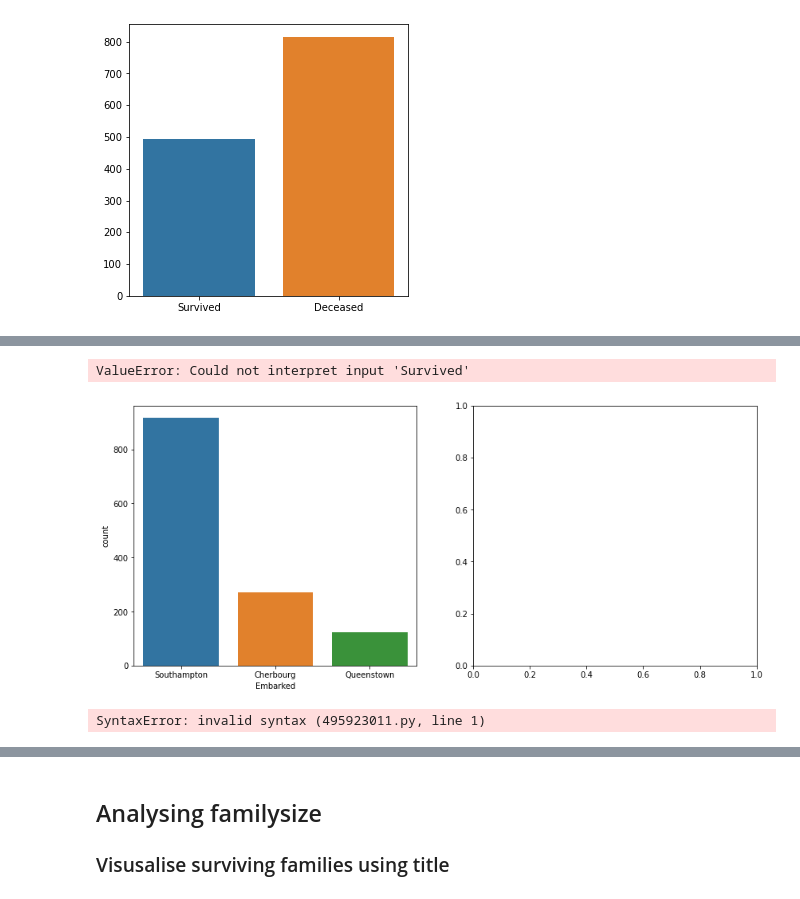
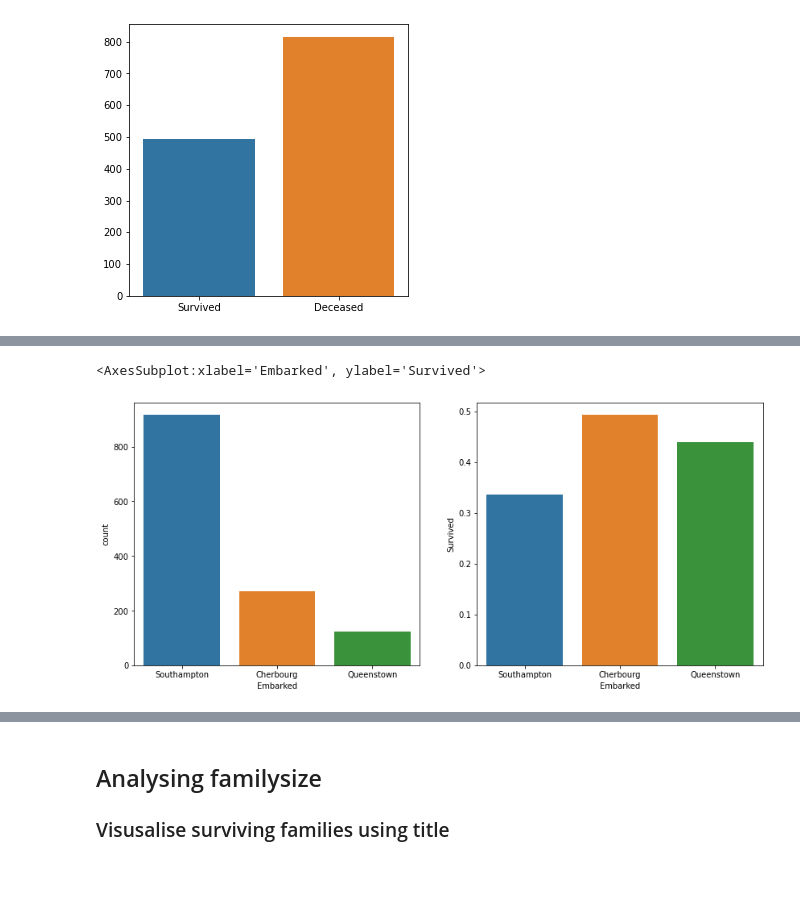
Before and after one commit to chanyadeshani/Group8, a Jupyter notebook: submit_assignment.ipynb, the cells around one changed output, grey strips where cells are left out. Saved outputs shown, nothing was run; the diff lists cells and outputs as text; code cells hidden in the pictures.

```diff
--- a/submit_assignment.ipynb
+++ b/submit_assignment.ipynb
@@ -372,0 +378,3 @@ IT is clear that all the remaining missing values are from Cabin column. At his
+# %%
+df_train = train_df.copy()
+data = train_df.copy()
@@ -384,37 +421,13 @@ plt.show()
 # %%
-train_data_clean_embarked = train_df.dropna(subset=['Embarked'])
+train_data_clean_embarked = df_train.dropna(subset=['Embarked'])
 embarked = train_data_clean_embarked.groupby('Embarked').mean()
 embarked['Count'] = train_data_clean_embarked['Embarked'].value_counts()
 embarked
-
 
 fig, (axis1,axis2) = plt.subplots(1, 2, figsize=(14,6))
 
 sns.countplot(x='Embarked', data=train_data_clean_embarked, order=['Southampton','Cherbourg','Queenstown'], ax=axis1)
 sns.barplot(x=embarked.index, y='Survived', data=embarked, order=['Southampton','Cherbourg','Queenstown'], ax=axis2)
 # %% [output]
-ValueError: Could not interpret input 'Survived'
+<AxesSubplot:xlabel='Embarked', ylabel='Survived'>
-[figure, old version]
+[figure, new version]
-# %%
-'''
-sns.barplot(x='Sex', y='Survived', hue='Pclass', data=train_df) plt.ylabel("Survival Rate") plt.title("Survival as function of Pclass and Sex") plt.show()
-
-sns.barplot(x='Embarked', y='Survived', data=train_df) plt.ylabel("Survival Rate") plt.title("Survival as function of Embarked Port") plt.show()
-
-sns.barplot(x='Embarked', y='Survived', hue='Pclass', data=train_df) plt.ylabel("Survival Rate") plt.title("Survival as function of Embarked Port & Class") plt.show()
-
-sns.countplot(x='Embarked', hue='Pclass', data=train_df) plt.title("Count of Passengers as function of Embarked Port") plt.show()
-
-sns.boxplot(x='Embarked', y='Age', data=train_df) plt.title("Age distribution as function of Embarked Port") plt.show()
-
-sns.boxplot(x='Embarked', y='Fare', data=train_df) plt.title("Fare distribution as function of Embarked Port") plt.show()
-
-fig, ax = plt.subplots(figsize=(13, 7)) sns.violinplot(x="Pclass", y="Age", hue='Survived', data=train_df, split=True, bw=0.05, palette=swarm_color, ax=ax) plt.title('Survivals for Age and Pclass ') plt.show()
-
-swarm_color = ["red", "green"] fig, ax = plt.subplots(figsize=(13, 7)) sns.swarmplot(x='Pclass', y='Age', hue='Survived', split=True, data=train_df, palette=swarm_color, size=7, ax=ax) plt.title('Survivals for Age and Pclass ') plt.show()
-
-g = sns.factorplot(x="Pclass", y="Age", hue="Survived", col="Sex", data=train_df, kind="swarm", split=True, palette=swarm_color, size=7, aspect=.9, s=7)
-
-y="Age", hue="Survived", col="Sex", data=train_df, kind="violin", split=True, bw=0.05, palette=swarm_color, size=7, aspect=.9, s=7)'''
-# %% [output]
-SyntaxError: invalid syntax (495923011.py, line 1)
```
Also changed, not shown: parts of 71 cells of this notebook.
